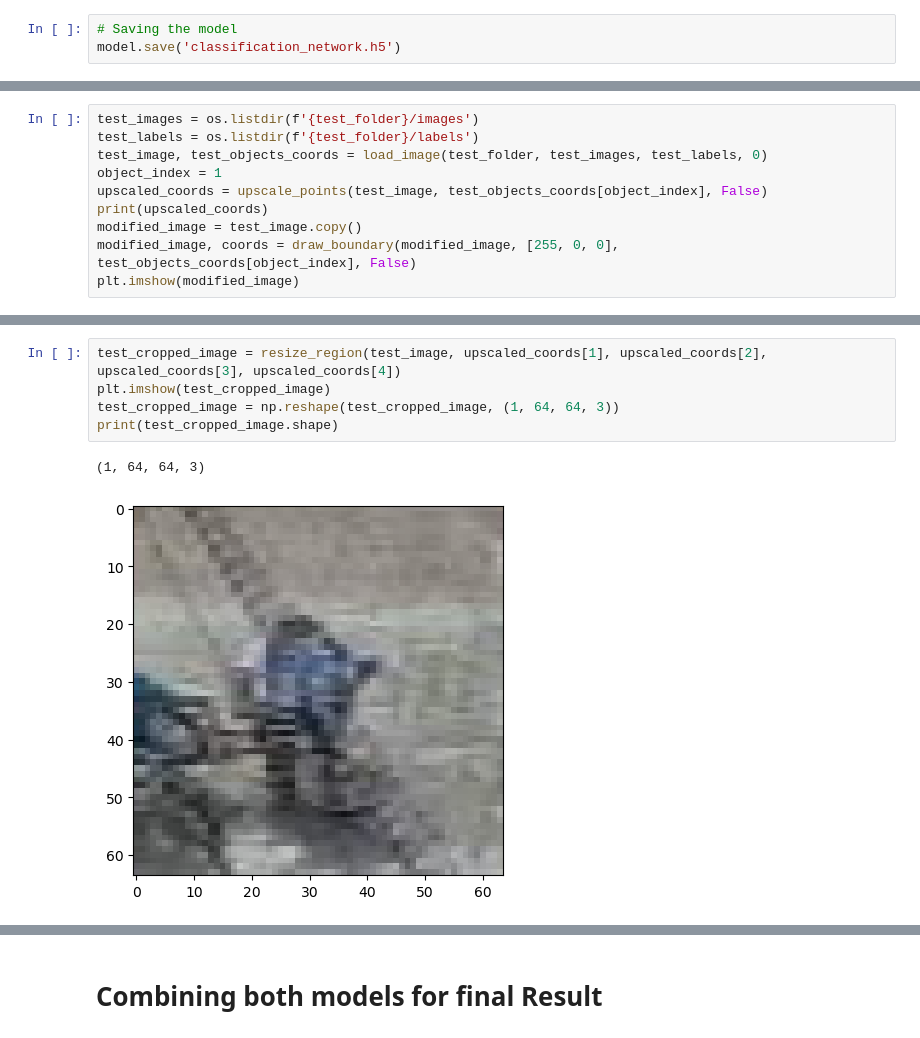
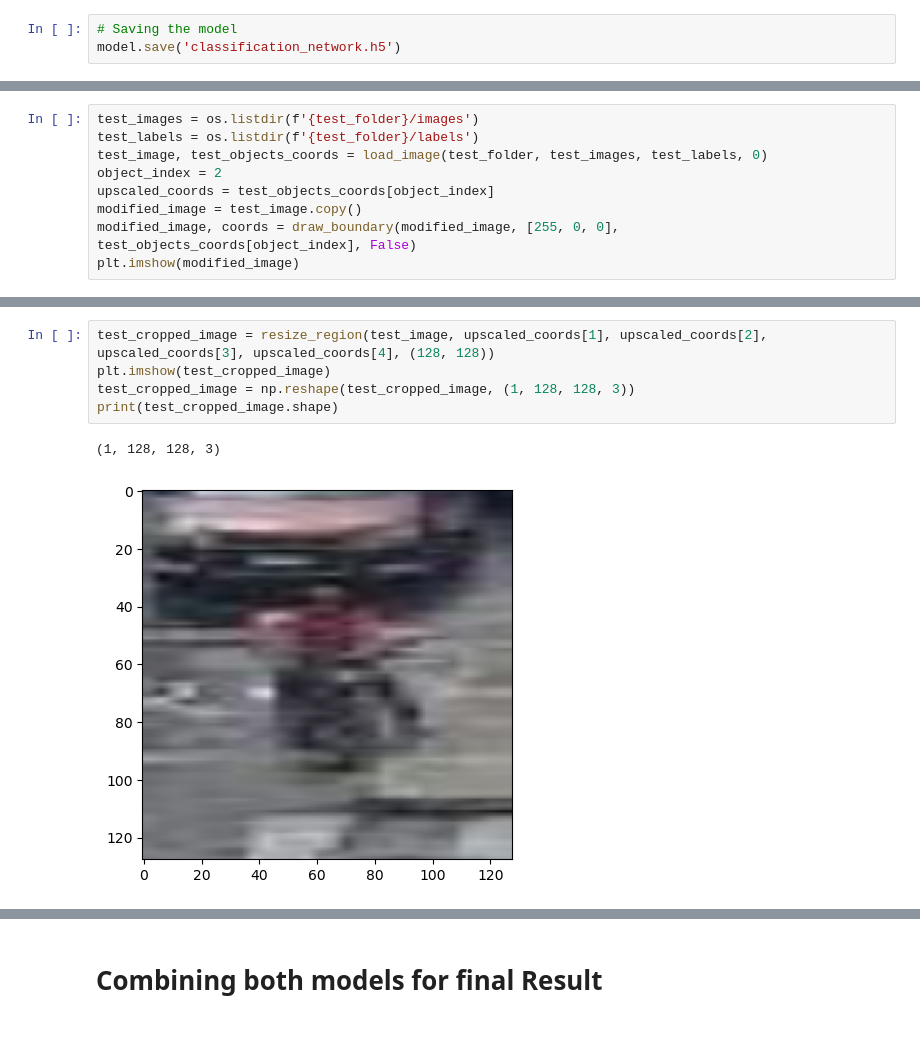
Before and after one commit to AsimWattoo/Traffic_Object_Detection_TensorFlow, a Jupyter notebook: RCNN.ipynb, the cells around one changed output, grey strips where cells are left out. Cells and saved outputs as stored; diff of their text form.

```diff
--- a/RCNN.ipynb
+++ b/RCNN.ipynb
@@ -272,9 +368,8 @@ Text(0, 0.5, 'Accuracy')
 test_images = os.listdir(f'{test_folder}/images')
 test_labels = os.listdir(f'{test_folder}/labels')
 test_image, test_objects_coords = load_image(test_folder, test_images, test_labels, 0)
-object_index = 1
-upscaled_coords = upscale_points(test_image, test_objects_coords[object_index], False)
-print(upscaled_coords)
+object_index = 2
+upscaled_coords = test_objects_coords[object_index]
 modified_image = test_image.copy()
 modified_image, coords = draw_boundary(modified_image, [255, 0, 0], test_objects_coords[object_index], False)
 plt.imshow(modified_image)
@@ -285,11 +379,11 @@ plt.imshow(modified_image)
 # %%
-test_cropped_image = resize_region(test_image, upscaled_coords[1], upscaled_coords[2], upscaled_coords[3], upscaled_coords[4])
+test_cropped_image = resize_region(test_image, upscaled_coords[1], upscaled_coords[2], upscaled_coords[3], upscaled_coords[4], (128, 128))
 plt.imshow(test_cropped_image)
-test_cropped_image = np.reshape(test_cropped_image, (1, 64, 64, 3))
+test_cropped_image = np.reshape(test_cropped_image, (1, 128, 128, 3))
 print(test_cropped_image.shape)
 # %% [output]
-(1, 64, 64, 3)
+(1, 128, 128, 3)
-[figure, old version]
+[figure, new version]
 # %%
 predictions = model.predict(test_cropped_image)
 # %% [output]
```
Also changed, not shown: parts of 20 cells of this notebook, 1 other file.
